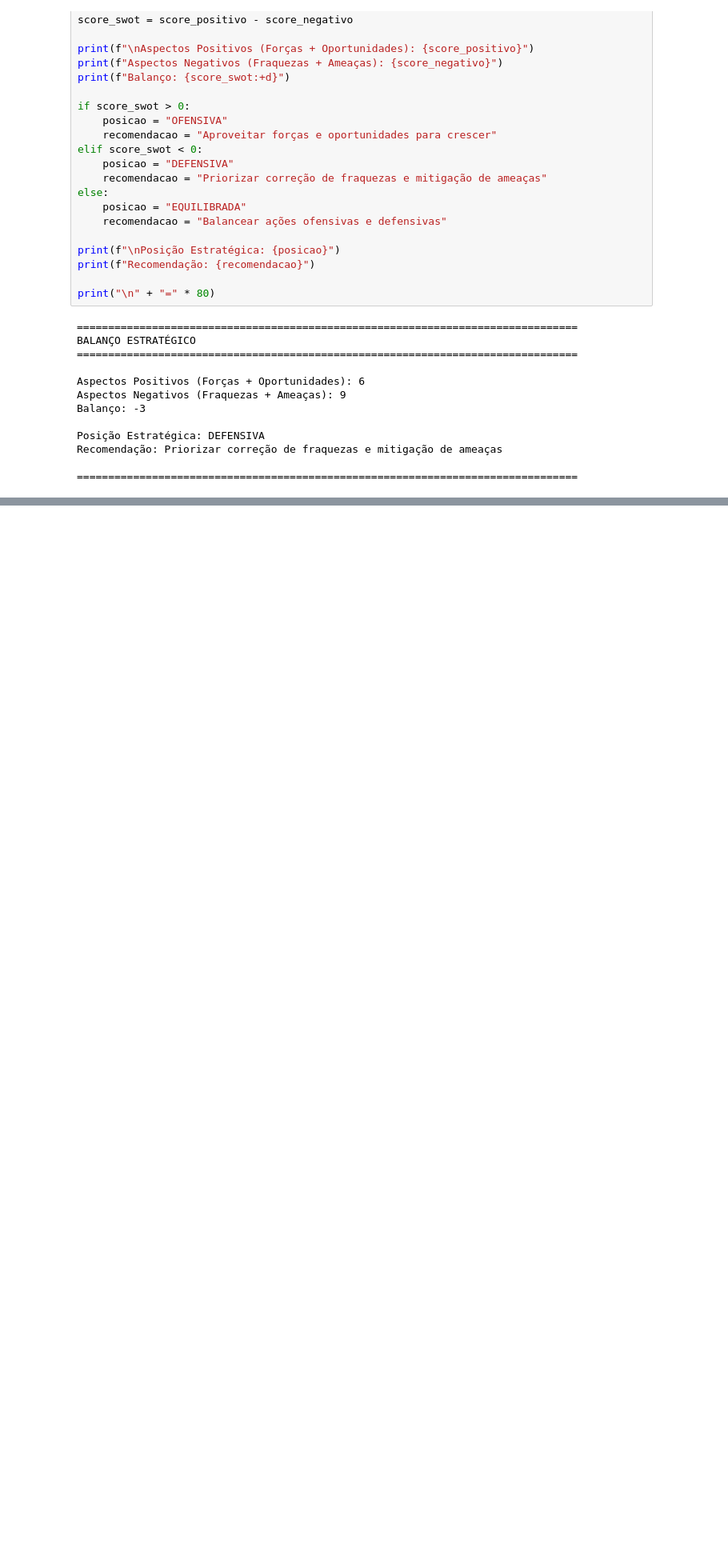
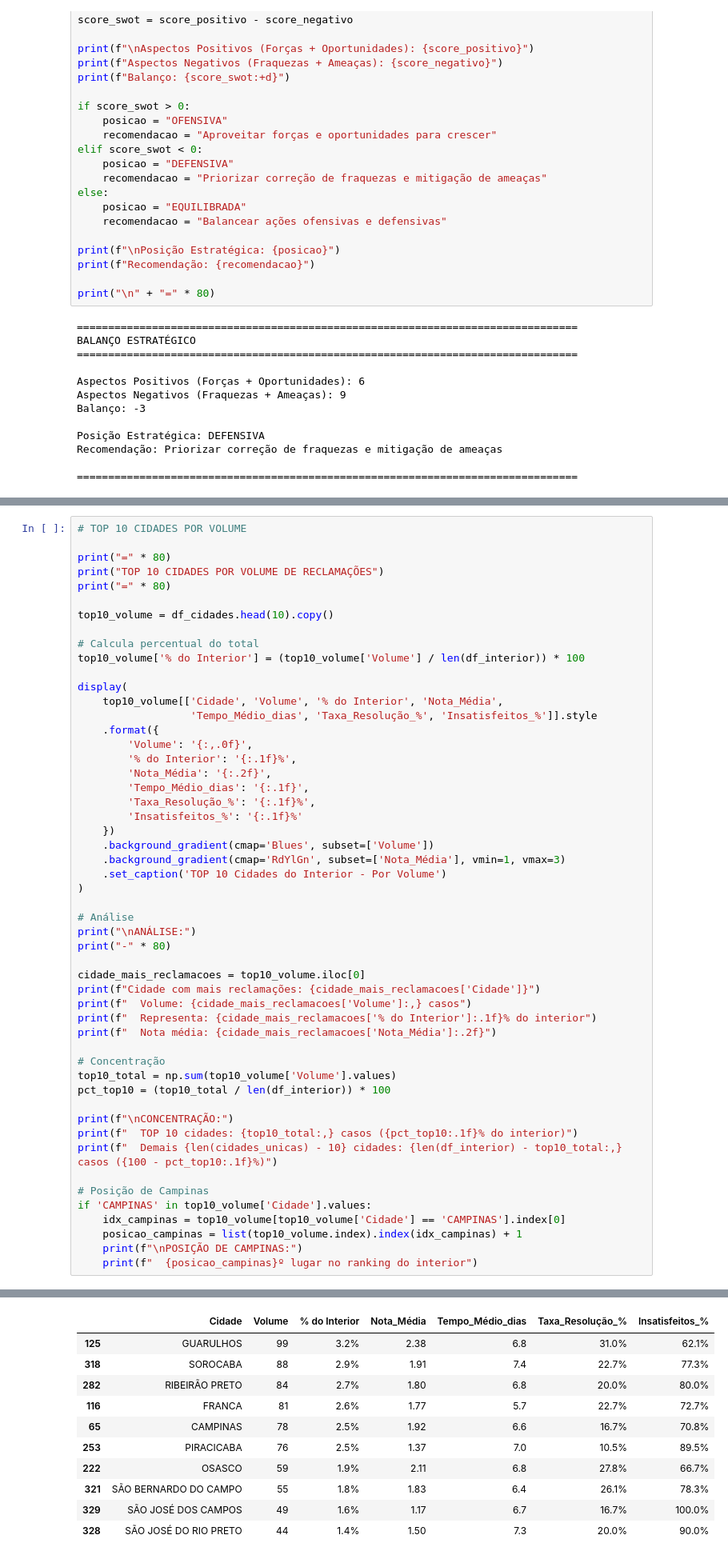
Before and after one commit to afloradda/projeto_mediacao_bancaria, a Jupyter notebook: analises/silver/notebooks_silver/05_analises_quintenarias.ipynb, the cells around one changed output, grey strips where cells are left out. Shown at 80% size. Cells and saved outputs as stored; diff of their text form; blank space fills up the shorter version.

```diff
--- a/analises/silver/notebooks_silver/05_analises_quintenarias.ipynb
+++ b/analises/silver/notebooks_silver/05_analises_quintenarias.ipynb
@@ -3941,0 +4613,53 @@ Recomendação: Priorizar correção de fraquezas e mitigação de ameaças
+# %%
+# TOP 10 CIDADES POR VOLUME
+
+print("=" * 80)
+print("TOP 10 CIDADES POR VOLUME DE RECLAMAÇÕES")
+print("=" * 80)
+
+top10_volume = df_cidades.head(10).copy()
+
+# Calcula percentual do total
+top10_volume['% do Interior'] = (top10_volume['Volume'] / len(df_interior)) * 100
+
+display(
+    top10_volume[['Cidade', 'Volume', '% do Interior', 'Nota_Média',
+                  'Tempo_Médio_dias', 'Taxa_Resolução_%', 'Insatisfeitos_%']].style
+    .format({
+        'Volume': '{:,.0f}',
+        '% do Interior': '{:.1f}%',
+        'Nota_Média': '{:.2f}',
+        'Tempo_Médio_dias': '{:.1f}',
+        'Taxa_Resolução_%': '{:.1f}%',
+        'Insatisfeitos_%': '{:.1f}%'
+    })
+    .background_gradient(cmap='Blues', subset=['Volume'])
+    .background_gradient(cmap='RdYlGn', subset=['Nota_Média'], vmin=1, vmax=3)
+    .set_caption('TOP 10 Cidades do Interior - Por Volume')
+)
+
+# Análise
+print("\nANÁLISE:")
+print("-" * 80)
+
+cidade_mais_reclamacoes = top10_volume.iloc[0]
+print(f"Cidade com mais reclamações: {cidade_mais_reclamacoes['Cidade']}")
+print(f"  Volume: {cidade_mais_reclamacoes['Volume']:,} casos")
+print(f"  Representa: {cidade_mais_reclamacoes['% do Interior']:.1f}% do interior")
+print(f"  Nota média: {cidade_mais_reclamacoes['Nota_Média']:.2f}")
+
+# Concentração
+top10_total = np.sum(top10_volume['Volume'].values)
+pct_top10 = (top10_total / len(df_interior)) * 100
+
+print(f"\nCONCENTRAÇÃO:")
+print(f"  TOP 10 cidades: {top10_total:,} casos ({pct_top10:.1f}% do interior)")
+print(f"  Demais {len(cidades_unicas) - 10} cidades: {len(df_interior) - top10_total:,} casos ({100 - pct_top10:.1f}%)")
+
+# Posição de Campinas
+if 'CAMPINAS' in top10_volume['Cidade'].values:
+    idx_campinas = top10_volume[top10_volume['Cidade'] == 'CAMPINAS'].index[0]
+    posicao_campinas = list(top10_volume.index).index(idx_campinas) + 1
+    print(f"\nPOSIÇÃO DE CAMPINAS:")
+    print(f"  {posicao_campinas}º lugar no ranking do interior")
+# %% [output]
@@ -3941,0 +4670,11 @@ Recomendação: Priorizar correção de fraquezas e mitigação de ameaças
+|  | Cidade | Volume | % do Interior | Nota_Média | Tempo_Médio_dias | Taxa_Resolução_% | Insatisfeitos_% |
+| 125 | GUARULHOS | 99 | 3.2% | 2.38 | 6.8 | 31.0% | 62.1% |
+| 318 | SOROCABA | 88 | 2.9% | 1.91 | 7.4 | 22.7% | 77.3% |
+| 282 | RIBEIRÃO PRETO | 84 | 2.7% | 1.80 | 6.8 | 20.0% | 80.0% |
+| 116 | FRANCA | 81 | 2.6% | 1.77 | 5.7 | 22.7% | 72.7% |
+| 65 | CAMPINAS | 78 | 2.5% | 1.92 | 6.6 | 16.7% | 70.8% |
+| 253 | PIRACICABA | 76 | 2.5% | 1.37 | 7.0 | 10.5% | 89.5% |
+| 222 | OSASCO | 59 | 1.9% | 2.11 | 6.8 | 27.8% | 66.7% |
+| 321 | SÃO BERNARDO DO CAMPO | 55 | 1.8% | 1.83 | 6.4 | 26.1% | 78.3% |
+| 329 | SÃO JOSÉ DOS CAMPOS | 49 | 1.6% | 1.17 | 6.7 | 16.7% | 100.0% |
+| 328 | SÃO JOSÉ DO RIO PRETO | 44 | 1.4% | 1.50 | 7.3 | 20.0% | 90.0% |
```
Also changed, not shown: parts of 25 cells of this notebook, 4 other files.
